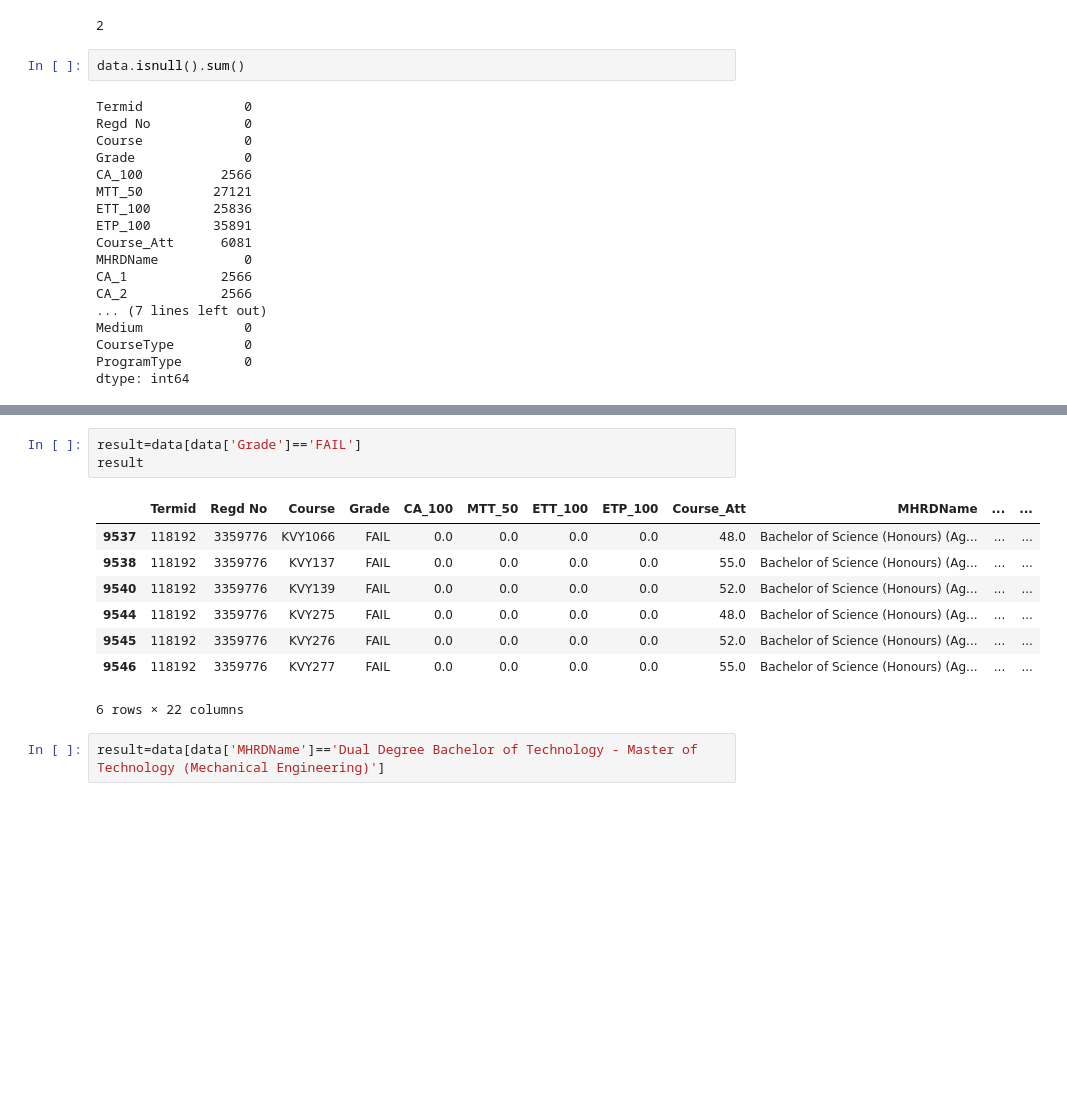
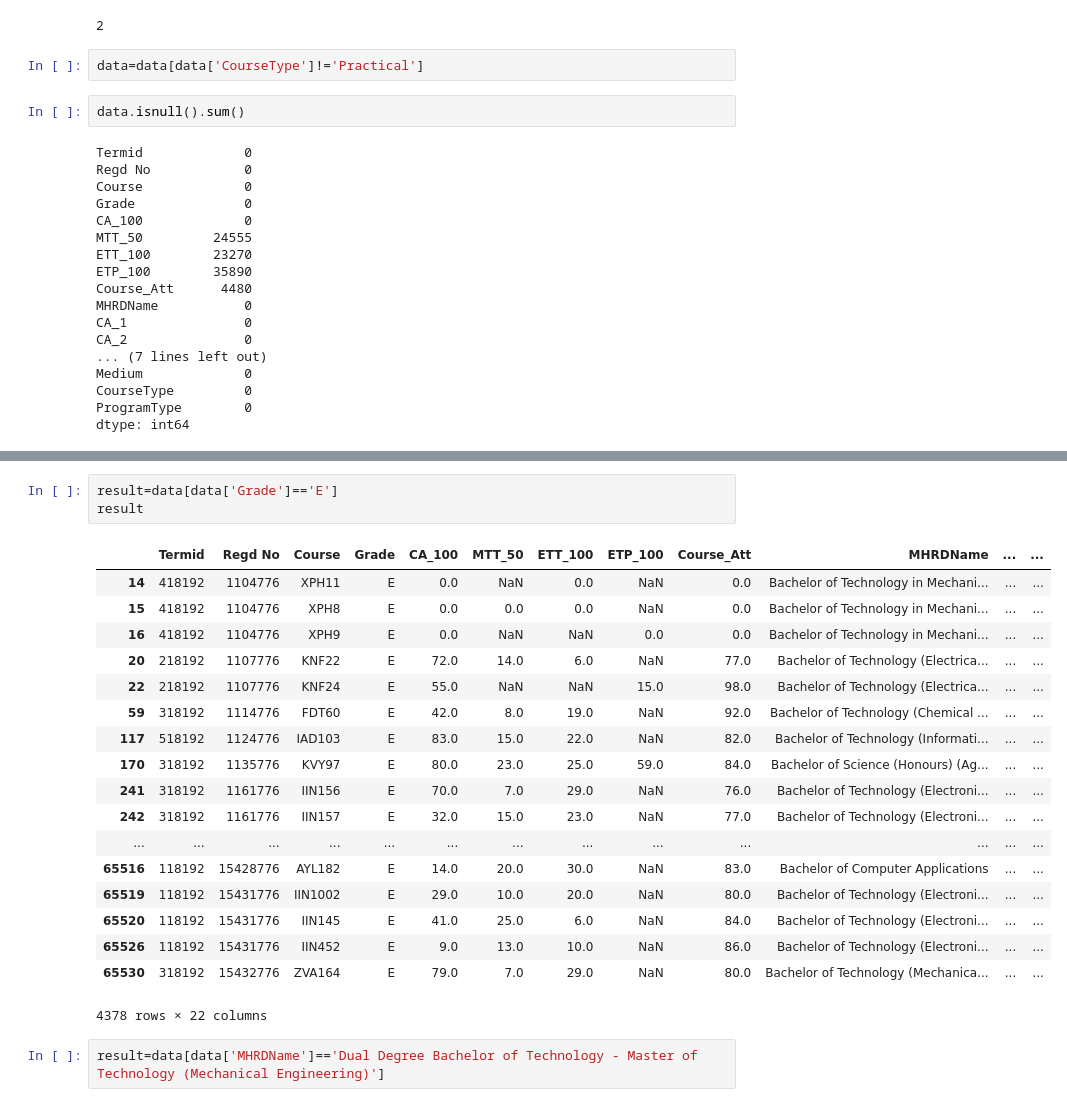
Before and after one commit to shivachandrakante/Classifying-weather-Student-will-Pass-the-Exam-or-Not, a Jupyter notebook: Project Sem 2.ipynb, the cells around one changed output, grey strips where cells are left out. Cells and saved outputs as stored; diff of their text form; blank space fills up the shorter version.

```diff
--- a/Project Sem 2.ipynb
+++ b/Project Sem 2.ipynb
@@ -42,6 +48,8 @@ array(['O', 'A+', 'B+', 'A', 'F', 'E', 'C', 'D', 'B', 'R', 'I', 'FAIL',
 data['CourseType'].nunique()
 # %% [output]
 2
+# %%
+data=data[data['CourseType']!='Practical']
 # %%
 data.isnull().sum()
 # %% [output]
@@ -49,14 +57,14 @@ Termid             0
 Regd No            0
 Course             0
 Grade              0
-CA_100          2566
-MTT_50         27121
-ETT_100        25836
-ETP_100        35891
-Course_Att      6081
+CA_100             0
+MTT_50         24555
+ETT_100        23270
+ETP_100        35890
+Course_Att      4480
 MHRDName           0
-CA_1            2566
-CA_2            2566
+CA_1               0
+CA_2               0
 ... (7 lines left out)
 Medium             0
 CourseType         0
@@ -75,16 +83,26 @@ data.describe()
 | 75% | 318192.000000 | 1.203578e+07 | 81.000000 | 35.000000 | 68.000000 | 82.000000 | 93.000000 | 49.000000 | 24.000000 | 11.000000 | 11.000000 | ... |
 | max | 718192.000000 | 1.543278e+07 | 100.000000 | 50.000000 | 100.000000 | 100.000000 | 100.000000 | 100.000000 | 94.000000 | 89.000000 | 87.000000 | ... |
 # %%
-result=data[data['Grade']=='FAIL']
+result=data[data['Grade']=='E']
 result
 # %% [output]
 |  | Termid | Regd No | Course | Grade | CA_100 | MTT_50 | ETT_100 | ETP_100 | Course_Att | MHRDName | ... | ... |
-| 9537 | 118192 | 3359776 | KVY1066 | FAIL | 0.0 | 0.0 | 0.0 | 0.0 | 48.0 | Bachelor of Science (Honours) (Ag... | ... | ... |
-| 9538 | 118192 | 3359776 | KVY137 | FAIL | 0.0 | 0.0 | 0.0 | 0.0 | 55.0 | Bachelor of Science (Honours) (Ag... | ... | ... |
-| 9540 | 118192 | 3359776 | KVY139 | FAIL | 0.0 | 0.0 | 0.0 | 0.0 | 52.0 | Bachelor of Science (Honours) (Ag... | ... | ... |
-| 9544 | 118192 | 3359776 | KVY275 | FAIL | 0.0 | 0.0 | 0.0 | 0.0 | 48.0 | Bachelor of Science (Honours) (Ag... | ... | ... |
-| 9545 | 118192 | 3359776 | KVY276 | FAIL | 0.0 | 0.0 | 0.0 | 0.0 | 52.0 | Bachelor of Science (Honours) (Ag... | ... | ... |
-| 9546 | 118192 | 3359776 | KVY277 | FAIL | 0.0 | 0.0 | 0.0 | 0.0 | 55.0 | Bachelor of Science (Honours) (Ag... | ... | ... |
+| 14 | 418192 | 1104776 | XPH11 | E | 0.0 | NaN | 0.0 | NaN | 0.0 | Bachelor of Technology in Mechani... | ... | ... |
+| 15 | 418192 | 1104776 | XPH8 | E | 0.0 | 0.0 | 0.0 | NaN | 0.0 | Bachelor of Technology in Mechani... | ... | ... |
+| 16 | 418192 | 1104776 | XPH9 | E | 0.0 | NaN | NaN | 0.0 | 0.0 | Bachelor of Technology in Mechani... | ... | ... |
+| 20 | 218192 | 1107776 | KNF22 | E | 72.0 | 14.0 | 6.0 | NaN | 77.0 | Bachelor of Technology (Electrica... | ... | ... |
+| 22 | 218192 | 1107776 | KNF24 | E | 55.0 | NaN | NaN | 15.0 | 98.0 | Bachelor of Technology (Electrica... | ... | ... |
+| 59 | 318192 | 1114776 | FDT60 | E | 42.0 | 8.0 | 19.0 | NaN | 92.0 | Bachelor of Technology (Chemical ... | ... | ... |
+| 117 | 518192 | 1124776 | IAD103 | E | 83.0 | 15.0 | 22.0 | NaN | 82.0 | Bachelor of Technology (Informati... | ... | ... |
+| 170 | 318192 | 1135776 | KVY97 | E | 80.0 | 23.0 | 25.0 | 59.0 | 84.0 | Bachelor of Science (Honours) (Ag... | ... | ... |
+| 241 | 318192 | 1161776 | IIN156 | E | 70.0 | 7.0 | 29.0 | NaN | 76.0 | Bachelor of Technology (Electroni... | ... | ... |
+| 242 | 318192 | 1161776 | IIN157 | E | 32.0 | 15.0 | 23.0 | NaN | 77.0 | Bachelor of Technology (Electroni... | ... | ... |
+| ... | ... | ... | ... | ... | ... | ... | ... | ... | ... | ... | ... | ... |
+| 65516 | 118192 | 15428776 | AYL182 | E | 14.0 | 20.0 | 30.0 | NaN | 83.0 | Bachelor of Computer Applications | ... | ... |
+| 65519 | 118192 | 15431776 | IIN1002 | E | 29.0 | 10.0 | 20.0 | NaN | 80.0 | Bachelor of Technology (Electroni... | ... | ... |
+| 65520 | 118192 | 15431776 | IIN145 | E | 41.0 | 25.0 | 6.0 | NaN | 84.0 | Bachelor of Technology (Electroni... | ... | ... |
+| 65526 | 118192 | 15431776 | IIN452 | E | 9.0 | 13.0 | 10.0 | NaN | 86.0 | Bachelor of Technology (Electroni... | ... | ... |
+| 65530 | 318192 | 15432776 | ZVA164 | E | 79.0 | 7.0 | 29.0 | NaN | 80.0 | Bachelor of Technology (Mechanica... | ... | ... |
-6 rows × 22 columns
+4378 rows × 22 columns
 # %%
 result=data[data['MHRDName']=='Dual Degree Bachelor of Technology - Master of Technology (Mechanical Engineering)']
```
Also changed, not shown: parts of 29 cells of this notebook.
